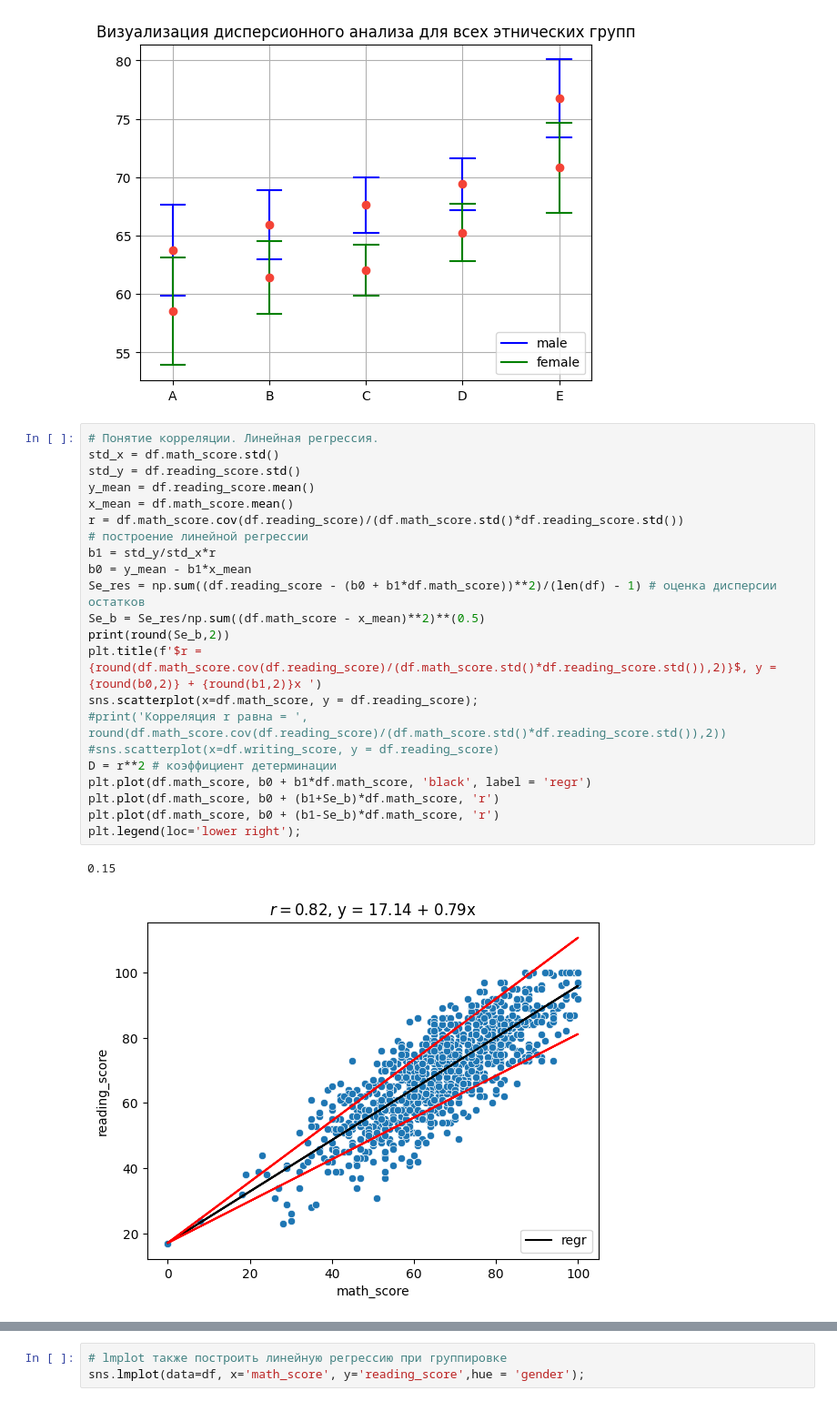
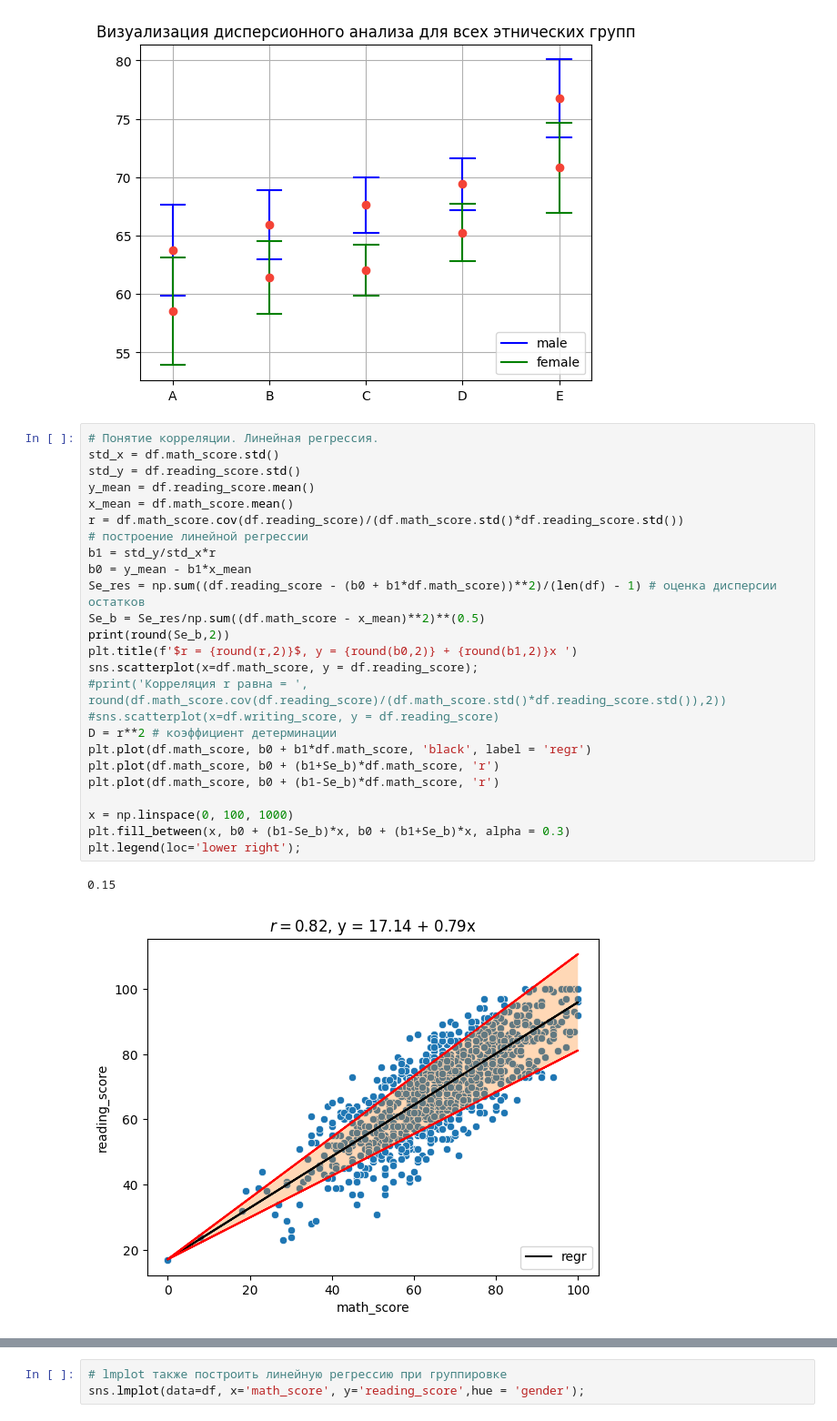
Before and after one commit to AlexTmbMifi/ML-Projects.-Statistics, a Jupyter notebook: StudentAnalys.ipynb, the cells around one changed output, grey strips where cells are left out. Shown at 91% size. Saved outputs shown, nothing was run; the diff lists cells and outputs as text.

```diff
--- a/StudentAnalys.ipynb
+++ b/StudentAnalys.ipynb
@@ -382,25 +380,28 @@ print('Результаты теста по математике зависят
 # %%
 # Понятие корреляции. Линейная регрессия.
 std_x = df.math_score.std()
 std_y = df.reading_score.std()
 y_mean = df.reading_score.mean()
 x_mean = df.math_score.mean()
 r = df.math_score.cov(df.reading_score)/(df.math_score.std()*df.reading_score.std())
 # построение линейной регрессии
 b1 = std_y/std_x*r
 b0 = y_mean - b1*x_mean
 Se_res = np.sum((df.reading_score - (b0 + b1*df.math_score))**2)/(len(df) - 1) # оценка дисперсии остатков
 Se_b = Se_res/np.sum((df.math_score - x_mean)**2)**(0.5)
 print(round(Se_b,2))
-plt.title(f'$r = {round(df.math_score.cov(df.reading_score)/(df.math_score.std()*df.reading_score.std()),2)}$, y = {round(b0,2)} + {round(b1,2)}x ')
+plt.title(f'$r = {round(r,2)}$, y = {round(b0,2)} + {round(b1,2)}x ')
 sns.scatterplot(x=df.math_score, y = df.reading_score);
 #print('Корреляция r равна = ', round(df.math_score.cov(df.reading_score)/(df.math_score.std()*df.reading_score.std()),2))
 #sns.scatterplot(x=df.writing_score, y = df.reading_score)
 D = r**2 # коэффициент детерминации
 plt.plot(df.math_score, b0 + b1*df.math_score, 'black', label = 'regr')
 plt.plot(df.math_score, b0 + (b1+Se_b)*df.math_score, 'r')
 plt.plot(df.math_score, b0 + (b1-Se_b)*df.math_score, 'r')
+
+x = np.linspace(0, 100, 1000)
+plt.fill_between(x, b0 + (b1-Se_b)*x, b0 + (b1+Se_b)*x, alpha = 0.3)
 plt.legend(loc='lower right');
 # %% [output]
 0.15
-[figure, old version]
+[figure, new version]
```
Also changed, not shown: parts of 3 cells of this notebook.
